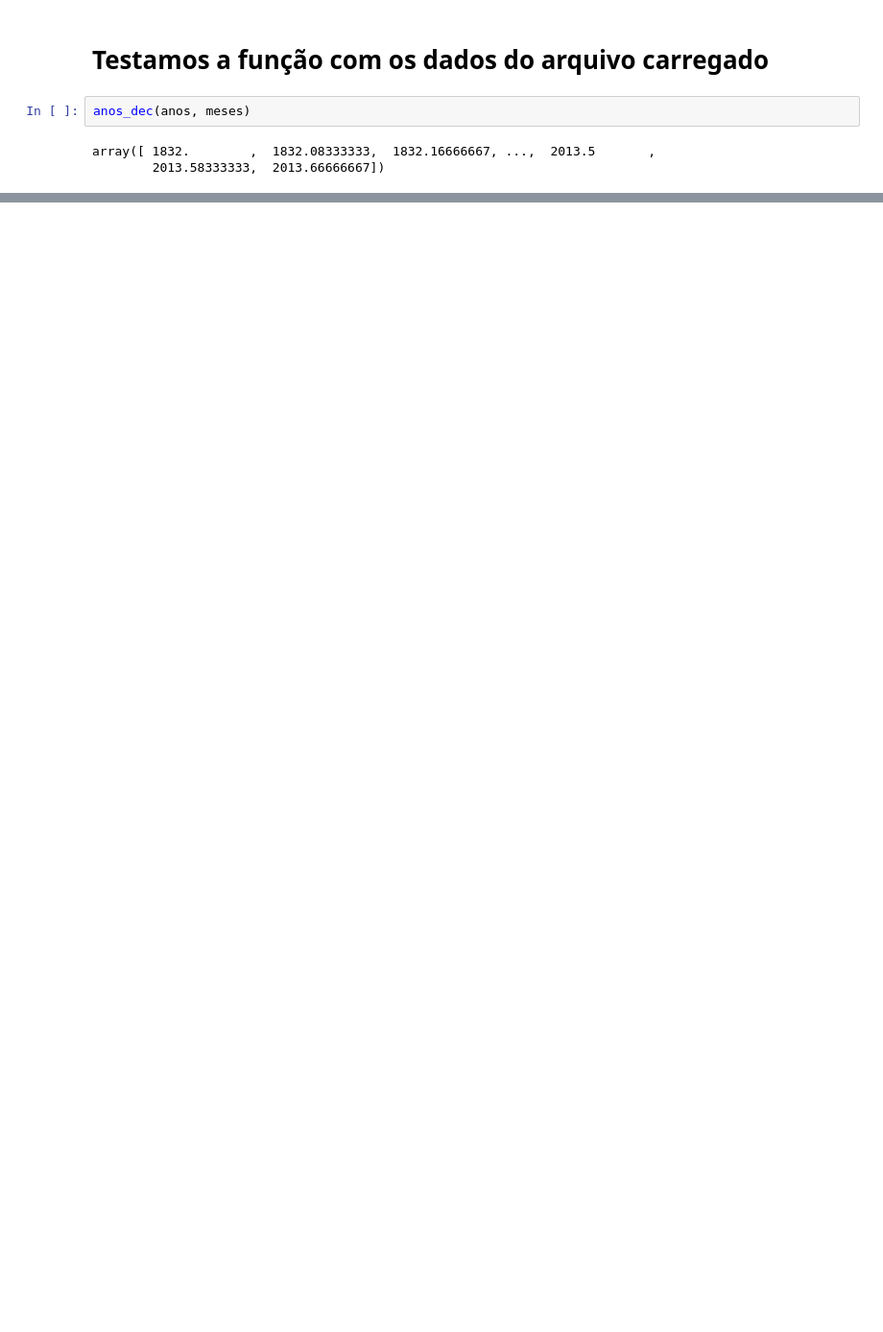
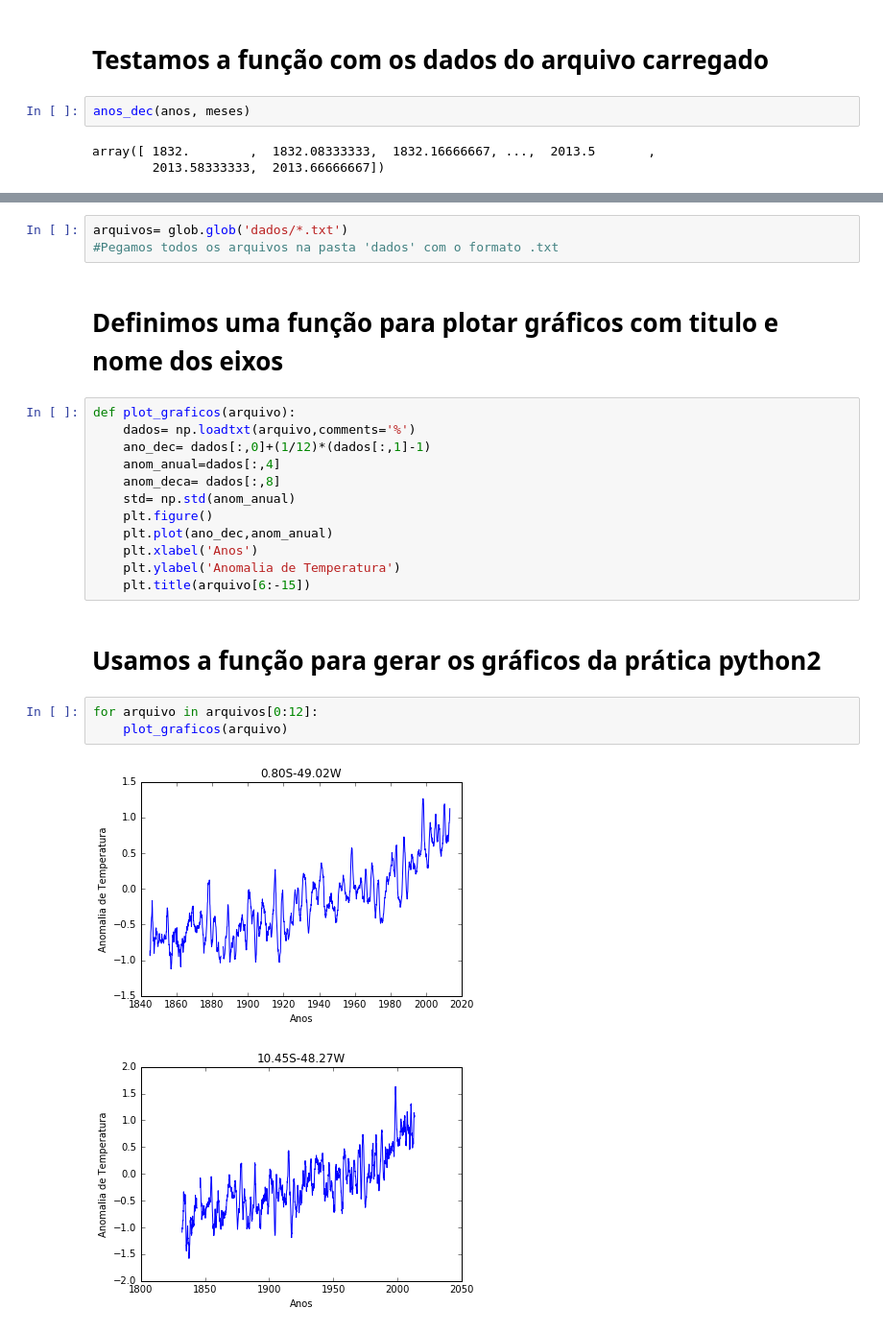
Before and after one commit to mat-esp-2016/python-3-carlosjessicathais4, a Jupyter notebook: python3.ipynb, the cells around one changed output, grey strips where cells are left out. Shown at 96% size. Drawn from its saved outputs; the diff is of its cells as text; blank space fills up the shorter version.

```diff
--- a/python3.ipynb
+++ b/python3.ipynb
@@ -39,0 +61,25 @@ temp_anodec_anomanual_incanomanual_ano10_incano10(temp)
+# %%
+arquivos= glob.glob('dados/*.txt')
+#Pegamos todos os arquivos na pasta 'dados' com o formato .txt
+# %% [markdown]
+# Definimos uma função para plotar gráficos com titulo e nome dos eixos
+# %%
+def plot_graficos(arquivo):
+    dados= np.loadtxt(arquivo,comments='%')
+    ano_dec= dados[:,0]+(1/12)*(dados[:,1]-1)
+    anom_anual=dados[:,4]
+    anom_deca= dados[:,8]
+    std= np.std(anom_anual)
+    plt.figure()
+    plt.plot(ano_dec,anom_anual)
+    plt.xlabel('Anos')
+    plt.ylabel('Anomalia de Temperatura')
+    plt.title(arquivo[6:-15])
+# %% [markdown]
+# Usamos a função para gerar os gráficos da prática python2
+# %%
+for arquivo in arquivos[0:12]:
+    plot_graficos(arquivo)
+# %% [output]
+[figure, added]
+[figure, added]
```
Also changed, not shown: parts of 11 cells of this notebook.
